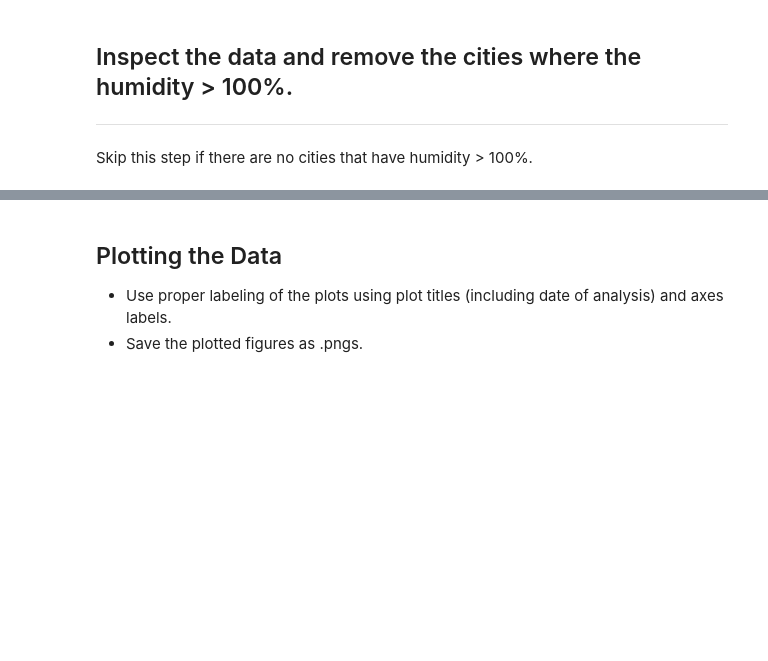
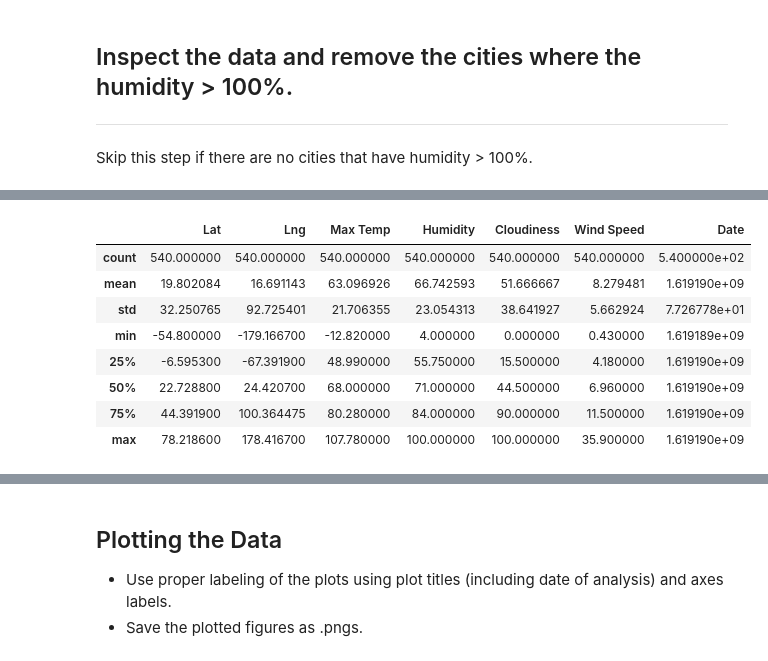
Before and after one commit to ic17rey/python-api-challenge, a Jupyter notebook: Weather_VacationPy/WeatherPy.ipynb, the cells around one changed output, grey strips where cells are left out. Drawn from its saved outputs; the diff is of its cells as text; code cells hidden in the pictures; blank space fills up the shorter version.

```diff
--- a/Weather_VacationPy/WeatherPy.ipynb
+++ b/Weather_VacationPy/WeatherPy.ipynb
@@ -309,0 +230,13 @@ Skip this step if there are no cities that have humidity > 100%.
+# %%
+# Check out the weather statistics (and check if max humidity > 100)
+weather_df.describe()
+# %% [output]
+|  | Lat | Lng | Max Temp | Humidity | Cloudiness | Wind Speed | Date |
+| count | 540.000000 | 540.000000 | 540.000000 | 540.000000 | 540.000000 | 540.000000 | 5.400000e+02 |
+| mean | 19.802084 | 16.691143 | 63.096926 | 66.742593 | 51.666667 | 8.279481 | 1.619190e+09 |
+| std | 32.250765 | 92.725401 | 21.706355 | 23.054313 | 38.641927 | 5.662924 | 7.726778e+01 |
+| min | -54.800000 | -179.166700 | -12.820000 | 4.000000 | 0.000000 | 0.430000 | 1.619189e+09 |
+| 25% | -6.595300 | -67.391900 | 48.990000 | 55.750000 | 15.500000 | 4.180000 | 1.619190e+09 |
+| 50% | 22.728800 | 24.420700 | 68.000000 | 71.000000 | 44.500000 | 6.960000 | 1.619190e+09 |
+| 75% | 44.391900 | 100.364475 | 80.280000 | 84.000000 | 90.000000 | 11.500000 | 1.619190e+09 |
+| max | 78.218600 | 178.416700 | 107.780000 | 100.000000 | 100.000000 | 35.900000 | 1.619190e+09 |
```
Also changed, not shown: parts of 28 cells of this notebook, 1 other file.
